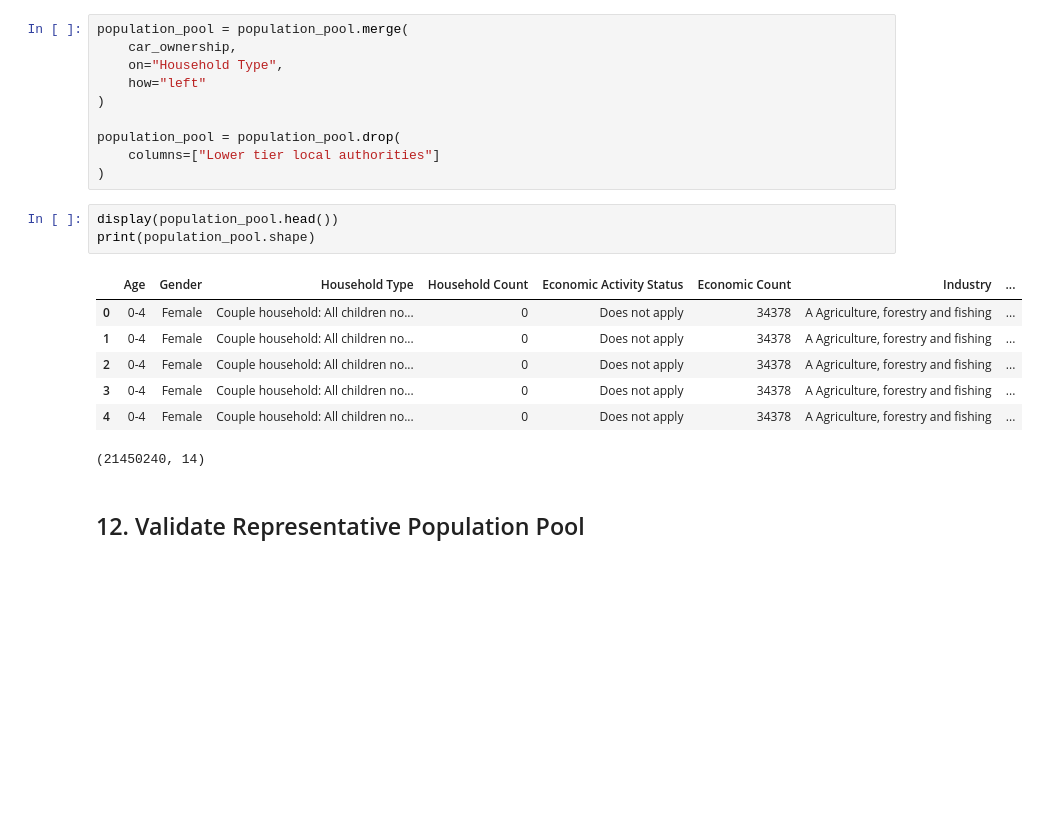
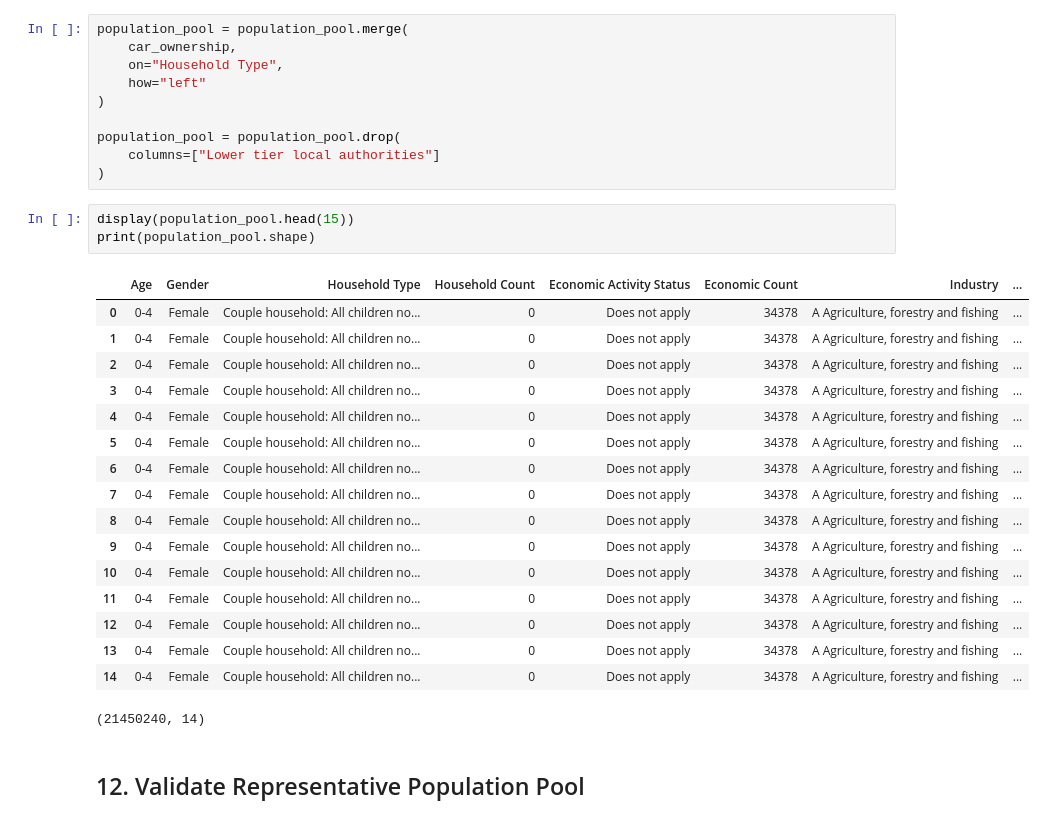
Before and after one commit to yuxinjiang1205/mobility-modelling-framework, a Jupyter notebook: notebooks/integration/demographic_profiles_construction.ipynb, the cells around one changed output. Saved outputs shown, nothing was run; the diff lists cells and outputs as text; blank space fills up the shorter version.

Commit message:
Finished Contraint demographic representation pool

```diff
--- a/notebooks/integration/demographic_profiles_construction.ipynb
+++ b/notebooks/integration/demographic_profiles_construction.ipynb
@@ -384,15 +384,25 @@ population_pool = population_pool.drop(
     columns=["Lower tier local authorities"]
 )
 # %%
-display(population_pool.head())
+display(population_pool.head(15))
 print(population_pool.shape)
 # %% [output]
 |  | Age | Gender | Household Type | Household Count | Economic Activity Status | Economic Count | Industry | ... |
 | 0 | 0-4 | Female | Couple household: All children no... | 0 | Does not apply | 34378 | A Agriculture, forestry and fishing | ... |
 | 1 | 0-4 | Female | Couple household: All children no... | 0 | Does not apply | 34378 | A Agriculture, forestry and fishing | ... |
 | 2 | 0-4 | Female | Couple household: All children no... | 0 | Does not apply | 34378 | A Agriculture, forestry and fishing | ... |
 | 3 | 0-4 | Female | Couple household: All children no... | 0 | Does not apply | 34378 | A Agriculture, forestry and fishing | ... |
 | 4 | 0-4 | Female | Couple household: All children no... | 0 | Does not apply | 34378 | A Agriculture, forestry and fishing | ... |
+| 5 | 0-4 | Female | Couple household: All children no... | 0 | Does not apply | 34378 | A Agriculture, forestry and fishing | ... |
+| 6 | 0-4 | Female | Couple household: All children no... | 0 | Does not apply | 34378 | A Agriculture, forestry and fishing | ... |
+| 7 | 0-4 | Female | Couple household: All children no... | 0 | Does not apply | 34378 | A Agriculture, forestry and fishing | ... |
+| 8 | 0-4 | Female | Couple household: All children no... | 0 | Does not apply | 34378 | A Agriculture, forestry and fishing | ... |
+| 9 | 0-4 | Female | Couple household: All children no... | 0 | Does not apply | 34378 | A Agriculture, forestry and fishing | ... |
+| 10 | 0-4 | Female | Couple household: All children no... | 0 | Does not apply | 34378 | A Agriculture, forestry and fishing | ... |
+| 11 | 0-4 | Female | Couple household: All children no... | 0 | Does not apply | 34378 | A Agriculture, forestry and fishing | ... |
+| 12 | 0-4 | Female | Couple household: All children no... | 0 | Does not apply | 34378 | A Agriculture, forestry and fishing | ... |
+| 13 | 0-4 | Female | Couple household: All children no... | 0 | Does not apply | 34378 | A Agriculture, forestry and fishing | ... |
+| 14 | 0-4 | Female | Couple household: All children no... | 0 | Does not apply | 34378 | A Agriculture, forestry and fishing | ... |
 (21450240, 14)
 # %% [markdown]
 ## 12. Validate Representative Population Pool
```
Also changed, not shown: 2 other files.
